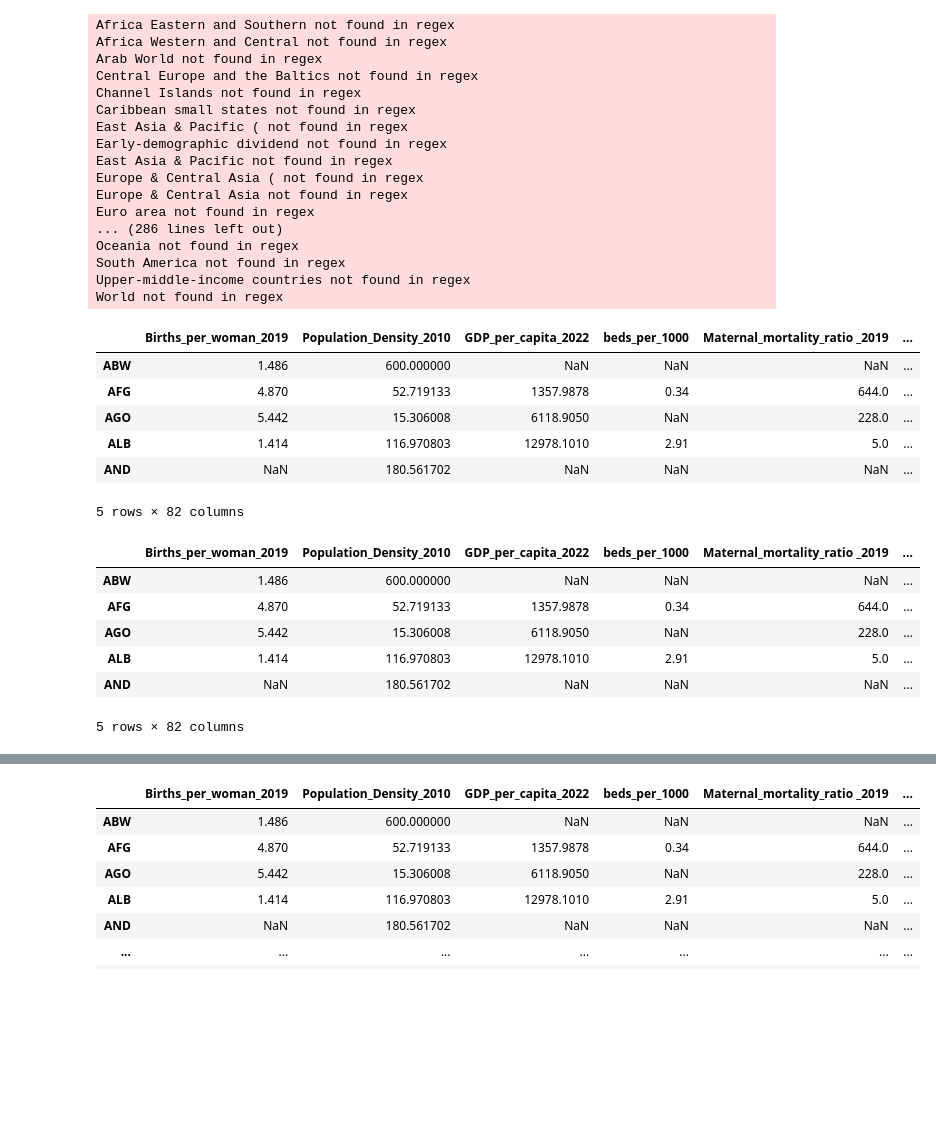
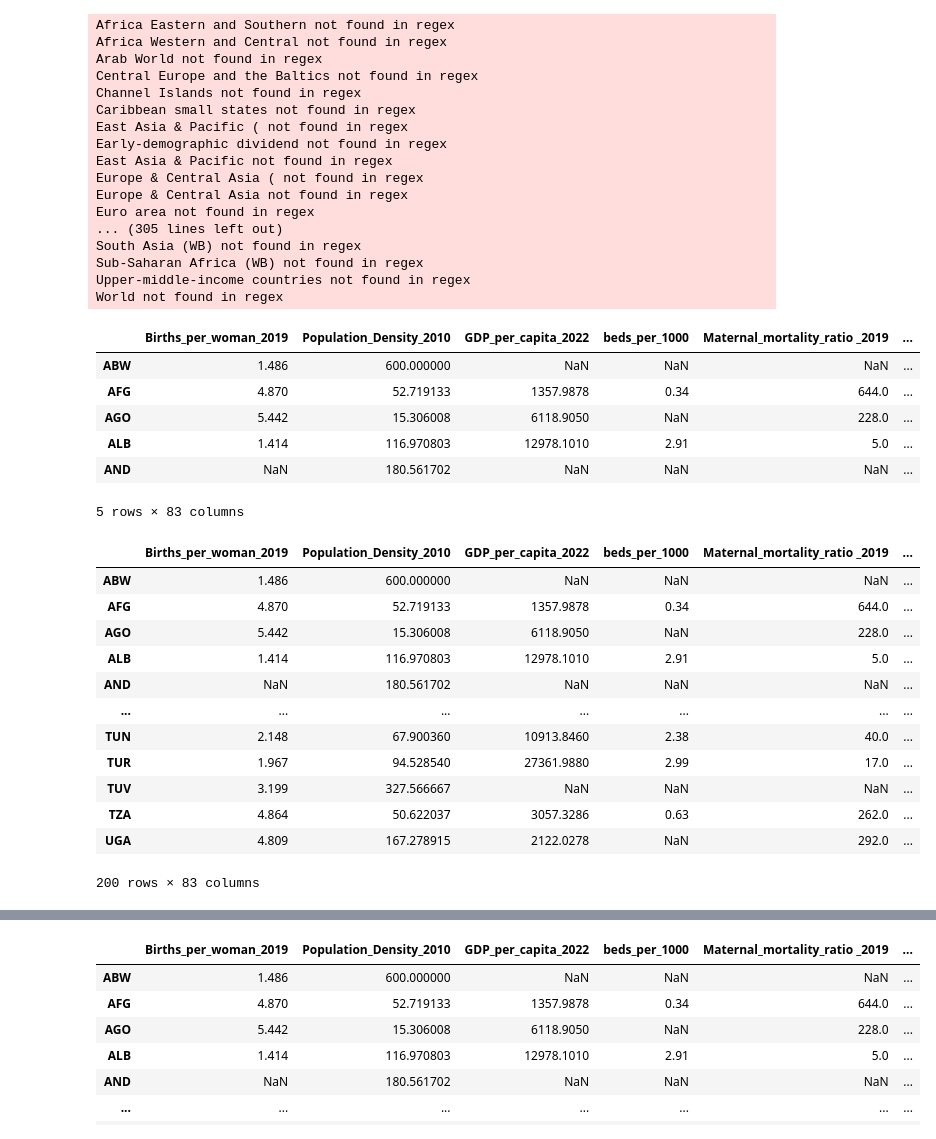
Before and after one commit to MariaStefaniak/SurvivalAtBirth_Global, a Jupyter notebook: Data_Organization/Python_Scripts/ThirdDraftFinalNotebook.ipynb, the cells around one changed output, grey strips where cells are left out. Drawn from its saved outputs; the diff is of its cells as text; code cells hidden in the pictures; blank space fills up the shorter version.

```diff
--- a/Data_Organization/Python_Scripts/ThirdDraftFinalNotebook.ipynb
+++ b/Data_Organization/Python_Scripts/ThirdDraftFinalNotebook.ipynb
@@ -45,7 +45,8 @@ urls = ["https://raw.githubusercontent.com/MariaStefaniak/SurvivalAtBirth_Global
         , "https://raw.githubusercontent.com/MariaStefaniak/SurvivalAtBirth_Global/refs/heads/main/Data_Organization/CSV_Uploads/Rockford/Ta/ShareOfPopulation_ExtremePoverty.csv"
         , "https://raw.githubusercontent.com/MariaStefaniak/SurvivalAtBirth_Global/refs/heads/main/Data_Organization/CSV_Uploads/Rockford/Ta/ShareOfPopulation_Urban.csv"
         , "https://github.com/MariaStefaniak/SurvivalAtBirth_Global/blob/main/Data_Organization/CSV_Uploads/Rockford/Mortality_Ratio_difference_2019_1985.csv"
-        , "https://github.com/MariaStefaniak/SurvivalAtBirth_Global/blob/main/Data_Organization/CSV_Uploads/Emirhan/vdem2020_cleaned.csv"]
+        , "https://github.com/MariaStefaniak/SurvivalAtBirth_Global/blob/main/Data_Organization/CSV_Uploads/Emirhan/vdem2020_cleaned.csv"
+        , "https://github.com/MariaStefaniak/SurvivalAtBirth_Global/blob/main/Data_Organization/CSV_Uploads/Maria/skilled_health_2019.csv"]
 
 
 for ii in range(len(urls)):
@@ -97,9 +98,9 @@ East Asia & Pacific not found in regex
 Europe & Central Asia ( not found in regex
 Europe & Central Asia not found in regex
 Euro area not found in regex
-... (286 lines left out)
-Oceania not found in regex
-South America not found in regex
+... (305 lines left out)
+South Asia (WB) not found in regex
+Sub-Saharan Africa (WB) not found in regex
 Upper-middle-income countries not found in regex
 World not found in regex
 |  | Births_per_woman_2019 | Population_Density_2010 | GDP_per_capita_2022 | beds_per_1000 | Maternal_mortality_ratio _2019 | ... |
@@ -108,19 +109,25 @@ World not found in regex
 | AGO | 5.442 | 15.306008 | 6118.9050 | NaN | 228.0 | ... |
 | ALB | 1.414 | 116.970803 | 12978.1010 | 2.91 | 5.0 | ... |
 | AND | NaN | 180.561702 | NaN | NaN | NaN | ... |
-5 rows × 82 columns
+5 rows × 83 columns
 # %%
 mainDataFrame = pd.read_csv('my_main_country_db.csv', index_col=0)
 # %%
-mainDataFrame.head()
+mainDataFrame.head(200)
 # %% [output]
 |  | Births_per_woman_2019 | Population_Density_2010 | GDP_per_capita_2022 | beds_per_1000 | Maternal_mortality_ratio _2019 | ... |
 | ABW | 1.486 | 600.000000 | NaN | NaN | NaN | ... |
 | AFG | 4.870 | 52.719133 | 1357.9878 | 0.34 | 644.0 | ... |
 | AGO | 5.442 | 15.306008 | 6118.9050 | NaN | 228.0 | ... |
 | ALB | 1.414 | 116.970803 | 12978.1010 | 2.91 | 5.0 | ... |
 | AND | NaN | 180.561702 | NaN | NaN | NaN | ... |
+| ... | ... | ... | ... | ... | ... | ... |
+| TUN | 2.148 | 67.900360 | 10913.8460 | 2.38 | 40.0 | ... |
+| TUR | 1.967 | 94.528540 | 27361.9880 | 2.99 | 17.0 | ... |
+| TUV | 3.199 | 327.566667 | NaN | NaN | NaN | ... |
+| TZA | 4.864 | 50.622037 | 3057.3286 | 0.63 | 262.0 | ... |
+| UGA | 4.809 | 167.278915 | 2122.0278 | NaN | 292.0 | ... |
-5 rows × 82 columns
+200 rows × 83 columns
 # %%
 class Country_Regressor():
     def __init__(self,df_in):
```
Also changed, not shown: parts of 18 cells of this notebook.
